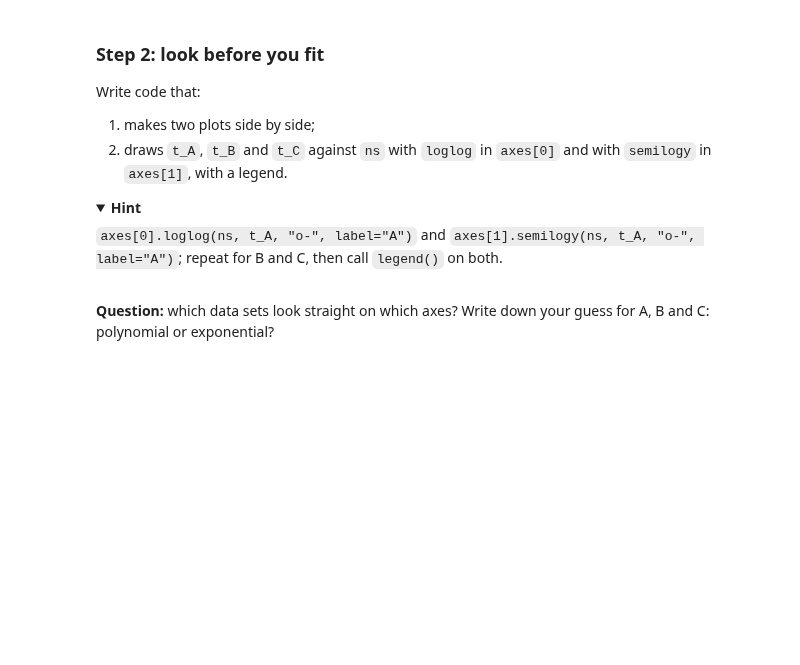
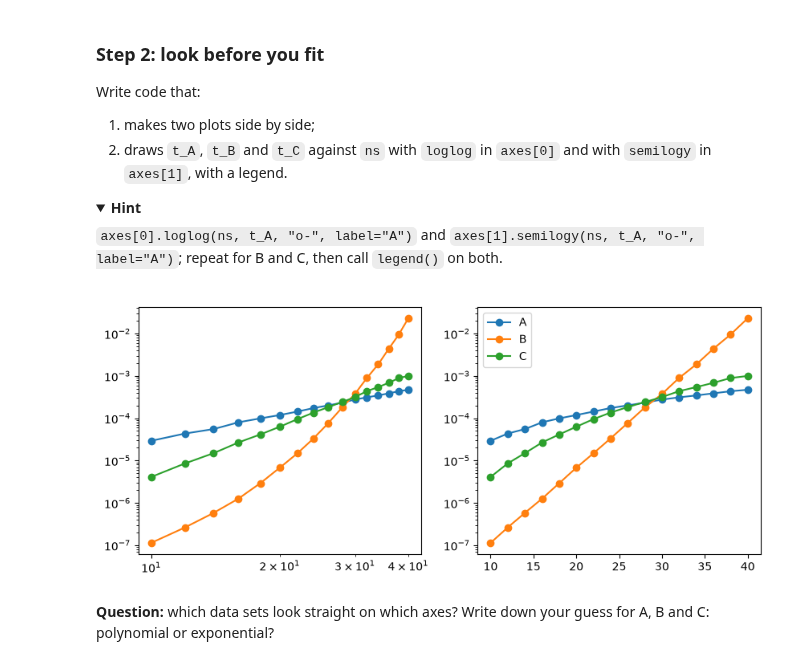
Before and after one commit to rl897/wsu_math300_myversion, a Jupyter notebook: Sep30/limits_convergence.ipynb, the cells around one changed output. Saved outputs shown, nothing was run; the diff lists cells and outputs as text; code cells hidden in the pictures; folded sections open; blank space fills up the shorter version.

```diff
--- a/Sep30/limits_convergence.ipynb
+++ b/Sep30/limits_convergence.ipynb
@@ -272,7 +272,19 @@ Write code that:
 
 </details>
 # %%
-# your code here
+fig, axes = plt.subplots(1, 2, figsize=(10, 4))
+axes[0].loglog(ns, t_A, "o-", label="A")
+axes[0].loglog(ns, t_B, "o-", label="B")
+axes[0].loglog(ns, t_C, "o-", label="C")
+plt.legend()
+axes[1].semilogy(ns, t_A, "o-", label="A")
+axes[1].semilogy(ns, t_B, "o-", label="B")
+axes[1].semilogy(ns, t_C, "o-", label="C")
+plt.legend()
+
+plt.show()
+# %% [output]
+[figure, added]
 # %% [markdown]
 **Question:** which data sets look straight on which axes? Write down your guess for A, B and C: polynomial or exponential?
 # %% [markdown]
```
Also changed, not shown: parts of 2 cells of this notebook, 1 other file.
